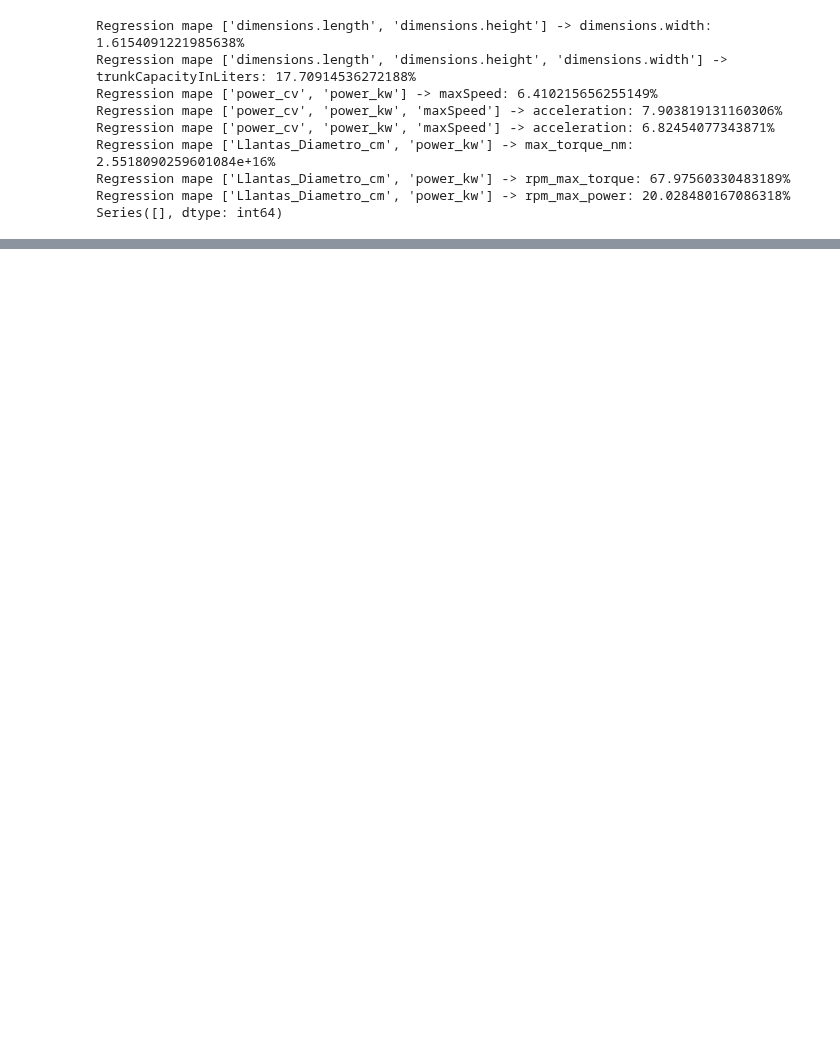
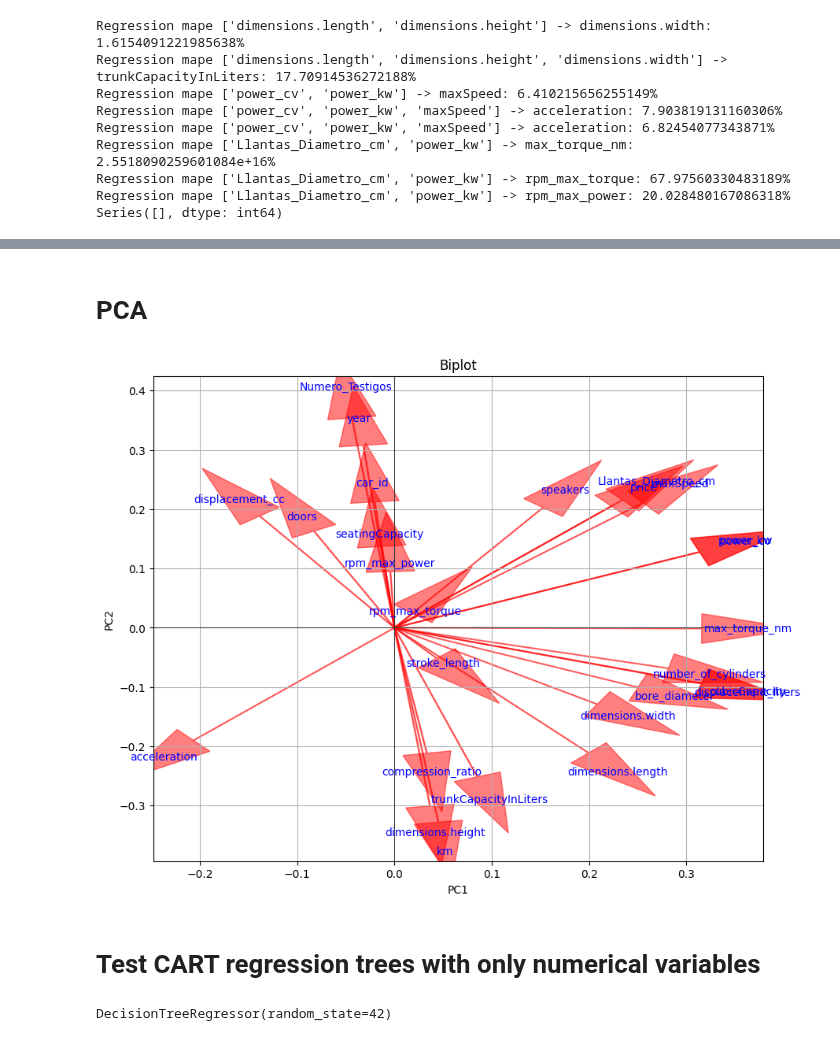
Before and after one commit to Lingfeng555/Cars_Price_Prediction, a Jupyter notebook: Trees/combustion.ipynb, the cells around one changed output, grey strips where cells are left out. Saved outputs shown, nothing was run; the diff lists cells and outputs as text; code cells hidden in the pictures; blank space fills up the shorter version.

```diff
--- a/Trees/combustion.ipynb
+++ b/Trees/combustion.ipynb
@@ -165,0 +204,45 @@ plt.show()
+# %% [markdown]
+# PCA
+# %%
+scaler = StandardScaler()
+df_scaled  = scaler.fit_transform(numerical_columns)
+
+pca = PCA(n_components=2)
+principal_components = pca.fit_transform(df_scaled)
+df_pca = pd.DataFrame(data=principal_components, columns=['PC1', 'PC2'])
+# %%
+def biplot(score, coeff, labels=None):
+    plt.figure(figsize=(10, 8))
+    origin = [0, 0]  # Origen de las flechas
+
+    # Dibujar las flechas
+    for i in range(len(coeff)):
+        plt.arrow(origin[0], origin[1], coeff[i,0], coeff[i,1], color='r', alpha=0.5, head_width=0.05, head_length=0.1)
+        if labels is not None:
+            plt.text(coeff[i,0]*1.15, coeff[i,1]*1.15, labels[i], color='blue', ha='center', va='center')
+
+    plt.xlabel("PC1")
+    plt.ylabel("PC2")
+    plt.title("Biplot")
+    plt.grid(True)
+    plt.axhline(0, color='black',linewidth=0.5)
+    plt.axvline(0, color='black',linewidth=0.5)
+    plt.xlim(min(coeff[:,0])*1.2, max(coeff[:,0])*1.2)
+    plt.ylim(min(coeff[:,1])*1.2, max(coeff[:,1])*1.2)
+    plt.show()
+
+# Llamada a la función biplot
+biplot(principal_components, np.transpose(pca.components_[0:2, :]), labels=numerical_columns.columns)
+# %% [output]
+[figure, added]
+# %% [markdown]
+# Test CART regression trees with only numerical variables
+# %%
+X = numerical_columns.drop(columns="price")
+y = numerical_columns["price"]
+X_train, X_test, y_train, y_test = train_test_split(X, y, test_size=0.3, random_state=42)
+
+tree_model = DecisionTreeRegressor(random_state=42)
+tree_model.fit(X_train, y_train)
+# %% [output]
+DecisionTreeRegressor(random_state=42)
```
Also changed, not shown: parts of 6 cells of this notebook.
